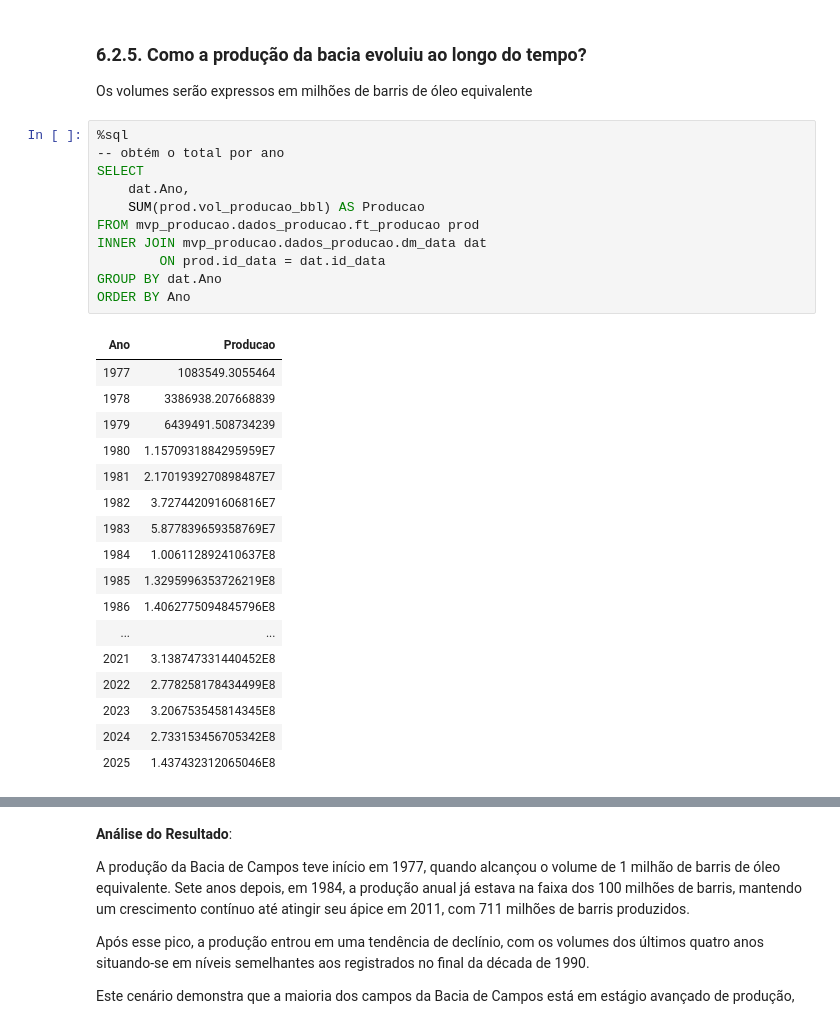
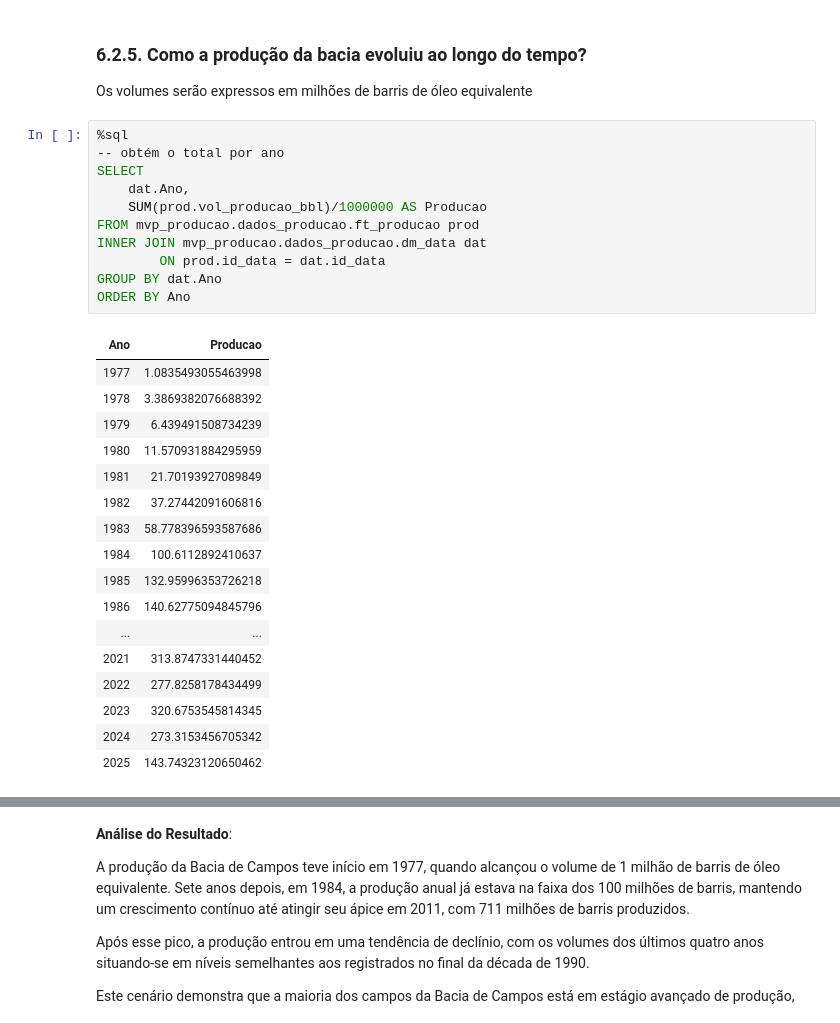
Before and after one commit to LAOLIVEIRA1972/PUC_MVP_EngenhariaDados, a Jupyter notebook: mvp_Engenharia_Dados.ipynb, the cells around one changed output, grey strips where cells are left out. Drawn from its saved outputs; the diff is of its cells as text.

```diff
--- a/mvp_Engenharia_Dados.ipynb
+++ b/mvp_Engenharia_Dados.ipynb
@@ -1033,32 +1033,32 @@ Os volumes serão expressos em milhões de barris de óleo equivalente
 # %%
 %sql
 -- obtém o total por ano
 SELECT
     dat.Ano,
-    SUM(prod.vol_producao_bbl) AS Producao
+    SUM(prod.vol_producao_bbl)/1000000 AS Producao
 FROM mvp_producao.dados_producao.ft_producao prod
 INNER JOIN mvp_producao.dados_producao.dm_data dat
         ON prod.id_data = dat.id_data
 GROUP BY dat.Ano
 ORDER BY Ano
 # %% [output]
 | Ano | Producao |
-| 1977 | 1083549.3055464 |
-| 1978 | 3386938.207668839 |
-| 1979 | 6439491.508734239 |
-| 1980 | 1.1570931884295959E7 |
-| 1981 | 2.1701939270898487E7 |
-| 1982 | 3.727442091606816E7 |
-| 1983 | 5.877839659358769E7 |
-| 1984 | 1.006112892410637E8 |
-| 1985 | 1.3295996353726219E8 |
-| 1986 | 1.4062775094845796E8 |
+| 1977 | 1.0835493055463998 |
+| 1978 | 3.3869382076688392 |
+| 1979 | 6.439491508734239 |
+| 1980 | 11.570931884295959 |
+| 1981 | 21.70193927089849 |
+| 1982 | 37.27442091606816 |
+| 1983 | 58.778396593587686 |
+| 1984 | 100.6112892410637 |
+| 1985 | 132.95996353726218 |
+| 1986 | 140.62775094845796 |
 | ... | ... |
-| 2021 | 3.138747331440452E8 |
-| 2022 | 2.778258178434499E8 |
-| 2023 | 3.206753545814345E8 |
-| 2024 | 2.733153456705342E8 |
-| 2025 | 1.437432312065046E8 |
+| 2021 | 313.8747331440452 |
+| 2022 | 277.8258178434499 |
+| 2023 | 320.6753545814345 |
+| 2024 | 273.3153456705342 |
+| 2025 | 143.74323120650462 |
 # %%
 df = _sqldf.toPandas()
 
```
Also changed, not shown: parts of 10 cells of this notebook.
